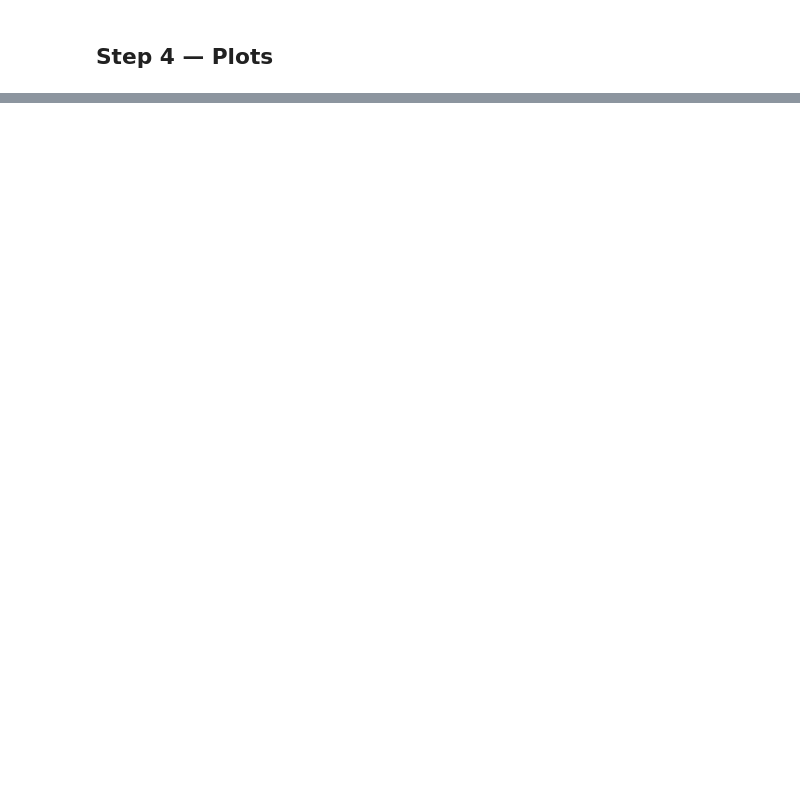
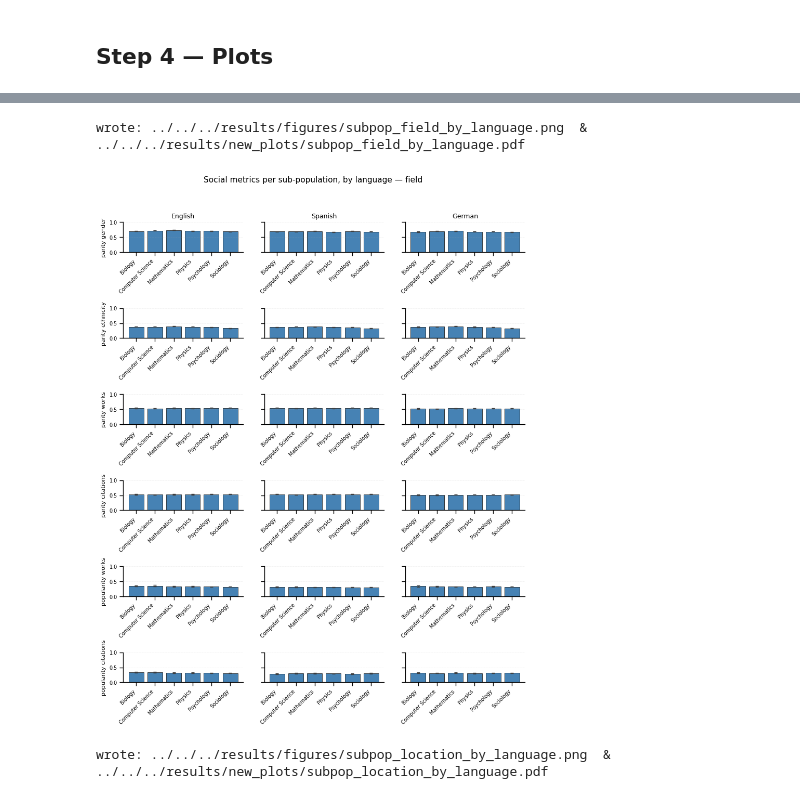
Before and after one commit to CSHVienna/LLMScholar-Personas, a Jupyter notebook: code/notebooks/analysis/metrics_pipeline.ipynb, the cells around one changed output, grey strips where cells are left out. Drawn from its saved outputs; the diff is of its cells as text; code cells hidden in the pictures; blank space fills up the shorter version.

```diff
--- a/code/notebooks/analysis/metrics_pipeline.ipynb
+++ b/code/notebooks/analysis/metrics_pipeline.ipynb
@@ -1672,0 +2461,73 @@ plt.show()
+# %%
+# ─────────────────────────────────────────────────────────────────────────────
+# Step 6.5c — Sub-population plots faceted by LANGUAGE (not by model)
+# ─────────────────────────────────────────────────────────────────────────────
+# Grid: rows = metric, columns = language (English / Spanish / German — the
+# canonical LANGUAGE_ORDER). Bars = mean across models & calls per sub-pop
+# value (field or location). Error bars are SE across model means within each
+# (language, sub-pop value, metric).
+
+from libs.metrics.constants import LANGUAGE_ORDER, LANGUAGE_LABELS
+
+def _bar_grid_by_language_for(dim_name, value_col, value_order):
+    sub = metrics_per_subpop[metrics_per_subpop['subpop_dim'] == dim_name]
+    if sub.empty:
+        print(f'(no rows for subpop_dim={dim_name})')
+        return
+    sub = sub[sub['metric_name'].isin(PLOT_METRICS_ORDER)]
+    sub = sub.dropna(subset=['value', 'language'])
+    sub = sub[sub['language'].isin(LANGUAGE_ORDER)]
+    if sub.empty:
+        print(f'(no plottable rows for subpop_dim={dim_name})')
+        return
+
+    # Per-model mean first (equal weighting across models), then aggregate across models.
+    per_model = (sub.groupby(['language', 'model', value_col, 'metric_name'])['value']
+                    .mean().reset_index())
+    agg = (per_model.groupby(['language', value_col, 'metric_name'])['value']
+                    .agg(['mean', 'std', 'count']).reset_index())
+    agg['se'] = agg['std'] / np.sqrt(agg['count'].clip(lower=1))
+
+    metrics   = PLOT_METRICS_ORDER
+    languages = LANGUAGE_ORDER
+    n_rows, n_cols = len(metrics), len(languages)
+    fig, axes = plt.subplots(n_rows, n_cols,
+                              figsize=(2.6*n_cols + 0.8, 1.7*n_rows + 0.8),
+                              sharey='row', squeeze=False)
+    for r, metric in enumerate(metrics):
+        for c, lang in enumerate(languages):
+            ax = axes[r][c]
+            cell = (agg[(agg['language'] == lang) & (agg['metric_name'] == metric)]
+                    .set_index(value_col).reindex(value_order))
+            means = cell['mean'].fillna(0).values
+            errs  = cell['se'].fillna(0).values
+            ax.bar(range(len(value_order)), means, yerr=errs,
+                    color='steelblue', edgecolor='black', linewidth=0.5,
+                    error_kw={'elinewidth': 0.7, 'capsize': 2.0, 'ecolor': '0.25'})
+            ax.set_xticks(range(len(value_order)))
+            ax.set_xticklabels(value_order, rotation=45, ha='right', fontsize=7)
+            ax.set_ylim(0, 1)
+            if r == 0:
+                ax.set_title(LANGUAGE_LABELS.get(lang, lang), fontsize=9)
+            if c == 0:
+                ax.set_ylabel(metric.replace('_', ' '), fontsize=8)
+            ax.tick_params(axis='y', labelsize=7)
+            ax.grid(axis='y', linestyle=':', linewidth=0.4, alpha=0.5)
+    fig.suptitle(f'Social metrics per sub-population, by language — {dim_name}',
+                 fontsize=11)
+    fig.tight_layout(rect=[0, 0, 1, 0.97])
+    out_png = FIG_DIR / f'subpop_{dim_name}_by_language.png'
+    out_pdf = PDF_DIR / f'subpop_{dim_name}_by_language.pdf'
+    fig.savefig(out_png, dpi=FIG_DPI, bbox_inches='tight')
+    fig.savefig(out_pdf,           bbox_inches='tight')
+    print(f'wrote: {out_png}  &  {out_pdf}')
+    display(fig)
+    plt.close(fig)
+
+
+_bar_grid_by_language_for('field',    'subpop_field',    FIELD_ORDER)
+_bar_grid_by_language_for('location', 'subpop_location', LOCATION_ORDER)
+# %% [output]
+wrote: ../../../results/figures/subpop_field_by_language.png  &  ../../../results/new_plots/subpop_field_by_language.pdf
+[figure, added]
+wrote: ../../../results/figures/subpop_location_by_language.png  &  ../../../results/new_plots/subpop_location_by_language.pdf
```
Also changed, not shown: parts of 28 cells of this notebook, 11 other files.
